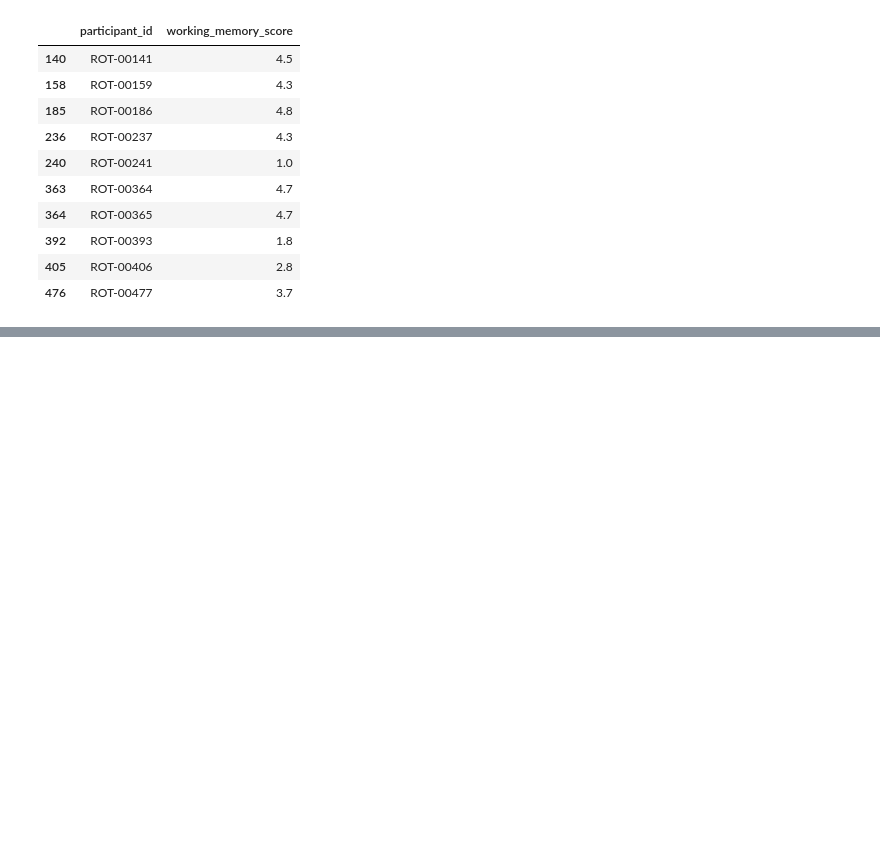
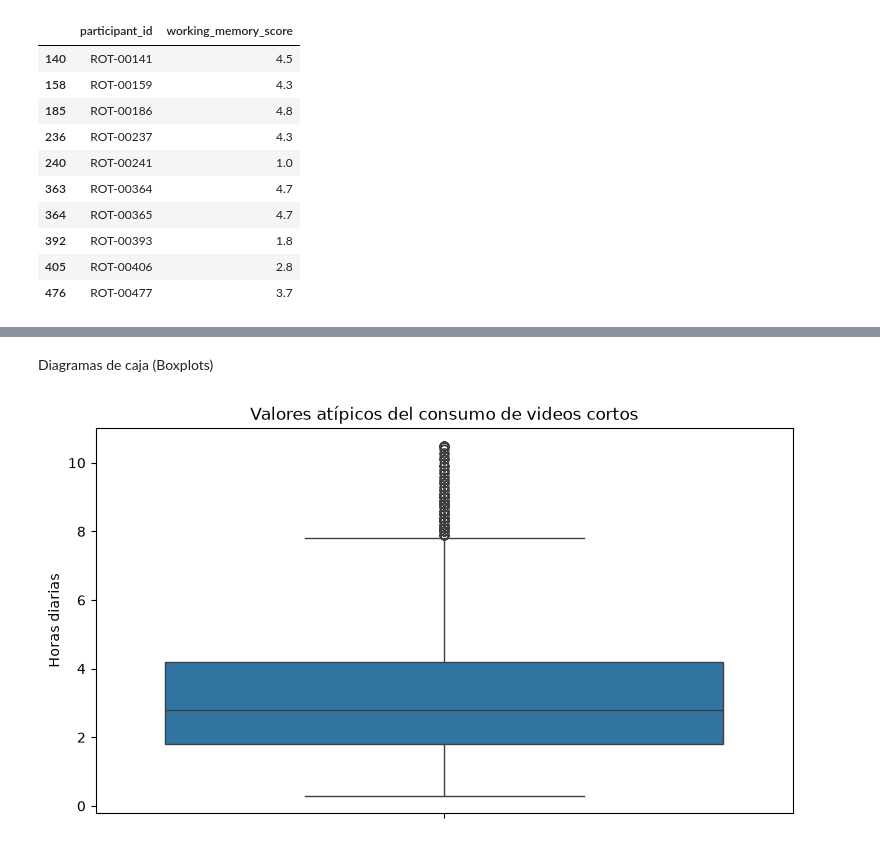
Before and after one commit to SRXKaiser/ADD_PROYECTO_FINAL, a Jupyter notebook: Final.ipynb, the cells around one changed output, grey strips where cells are left out. Saved outputs shown, nothing was run; the diff lists cells and outputs as text; code cells hidden in the pictures; blank space fills up the shorter version.

```diff
--- a/Final.ipynb
+++ b/Final.ipynb
@@ -427,0 +542,16 @@ IQR_outliers[["participant_id", "working_memory_score"]].head(10)
+# %% [markdown]
+Diagramas de caja (Boxplots)
+# %%
+plt.figure(figsize=(9,5))
+
+sns.boxplot(
+    data=brainrot_df,
+    y="daily_short_form_hours"
+)
+
+plt.title("Valores atípicos del consumo de videos cortos")
+plt.ylabel("Horas diarias")
+
+plt.show()
+# %% [output]
+[figure, added]
```
Also changed, not shown: parts of 29 cells of this notebook, 4 other files.
